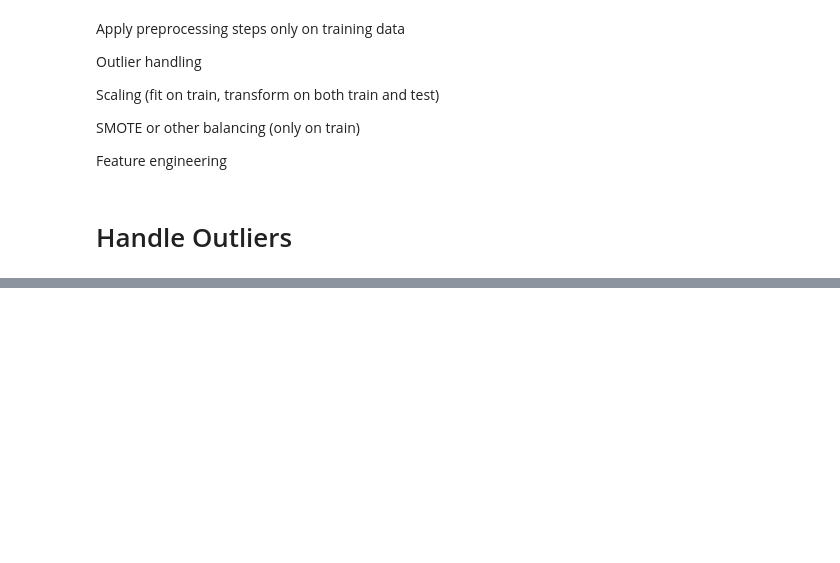
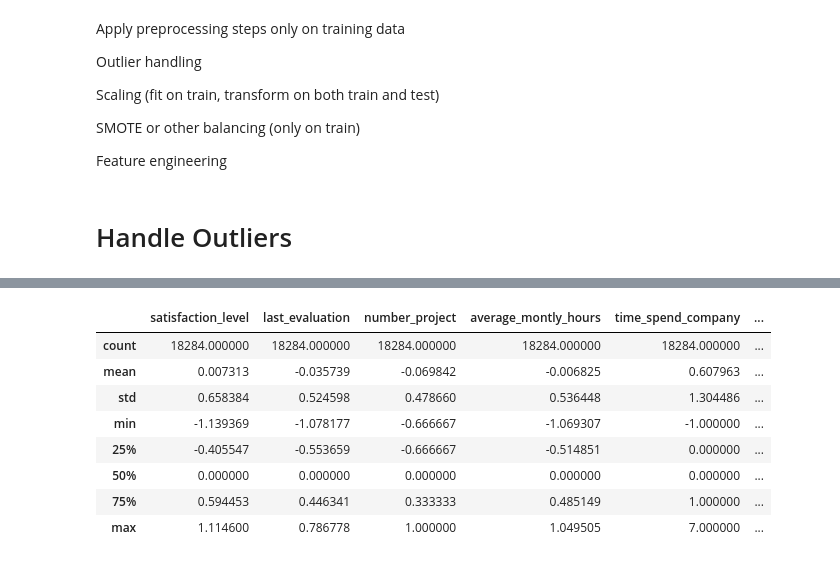
Before and after one commit to tamer-elkoT/Employee-Churn-Analysis-, a Jupyter notebook: Data_preprocessing.ipynb, the cells around one changed output, grey strips where cells are left out. Cells and saved outputs as stored; diff of their text form; code cells hidden in the pictures; blank space fills up the shorter version.

Commit message:
upload the preprocessing notebook

```diff
--- a/Data_preprocessing.ipynb
+++ b/Data_preprocessing.ipynb
@@ -75,0 +364,22 @@ Feature engineering
+# %%
+from sklearn.preprocessing import RobustScaler
+
+scaler = RobustScaler()
+X_train_scaled = scaler.fit_transform(X_train_resampled_smote)
+X_test_scaled = scaler.transform(X_test)
+# %%
+# Convert the data from numpy array into dataframe
+X_train_scaled_df = pd.DataFrame(X_train_scaled, columns=X_train.columns)
+X_test_scaled_df = pd.DataFrame(X_test_scaled,columns = X_test.columns)
+# %%
+X_train_scaled_df.describe()
+# %% [output]
+|  | satisfaction_level | last_evaluation | number_project | average_montly_hours | time_spend_company | ... |
+| count | 18284.000000 | 18284.000000 | 18284.000000 | 18284.000000 | 18284.000000 | ... |
+| mean | 0.007313 | -0.035739 | -0.069842 | -0.006825 | 0.607963 | ... |
+| std | 0.658384 | 0.524598 | 0.478660 | 0.536448 | 1.304486 | ... |
+| min | -1.139369 | -1.078177 | -0.666667 | -1.069307 | -1.000000 | ... |
+| 25% | -0.405547 | -0.553659 | -0.666667 | -0.514851 | 0.000000 | ... |
+| 50% | 0.000000 | 0.000000 | 0.000000 | 0.000000 | 0.000000 | ... |
+| 75% | 0.594453 | 0.446341 | 0.333333 | 0.485149 | 1.000000 | ... |
+| max | 1.114600 | 0.786778 | 1.000000 | 1.049505 | 7.000000 | ... |
```
Also changed, not shown: parts of 33 cells of this notebook.
